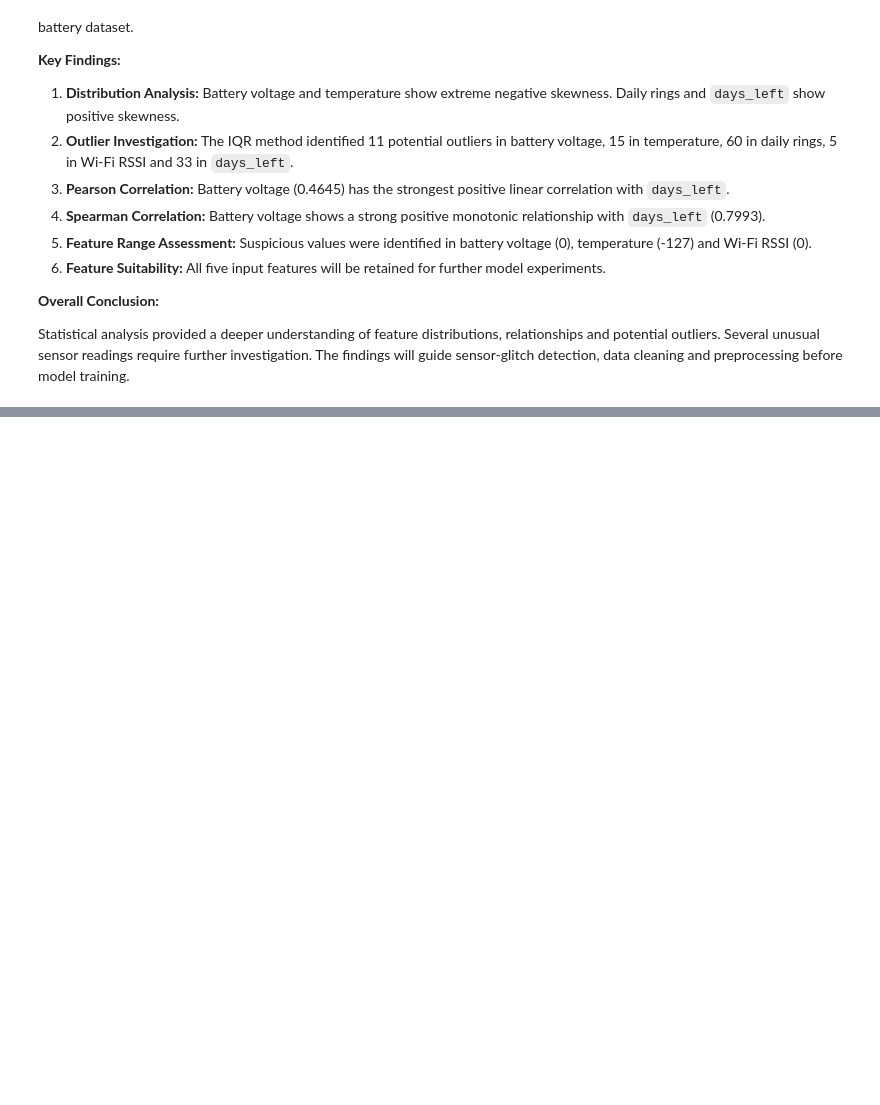
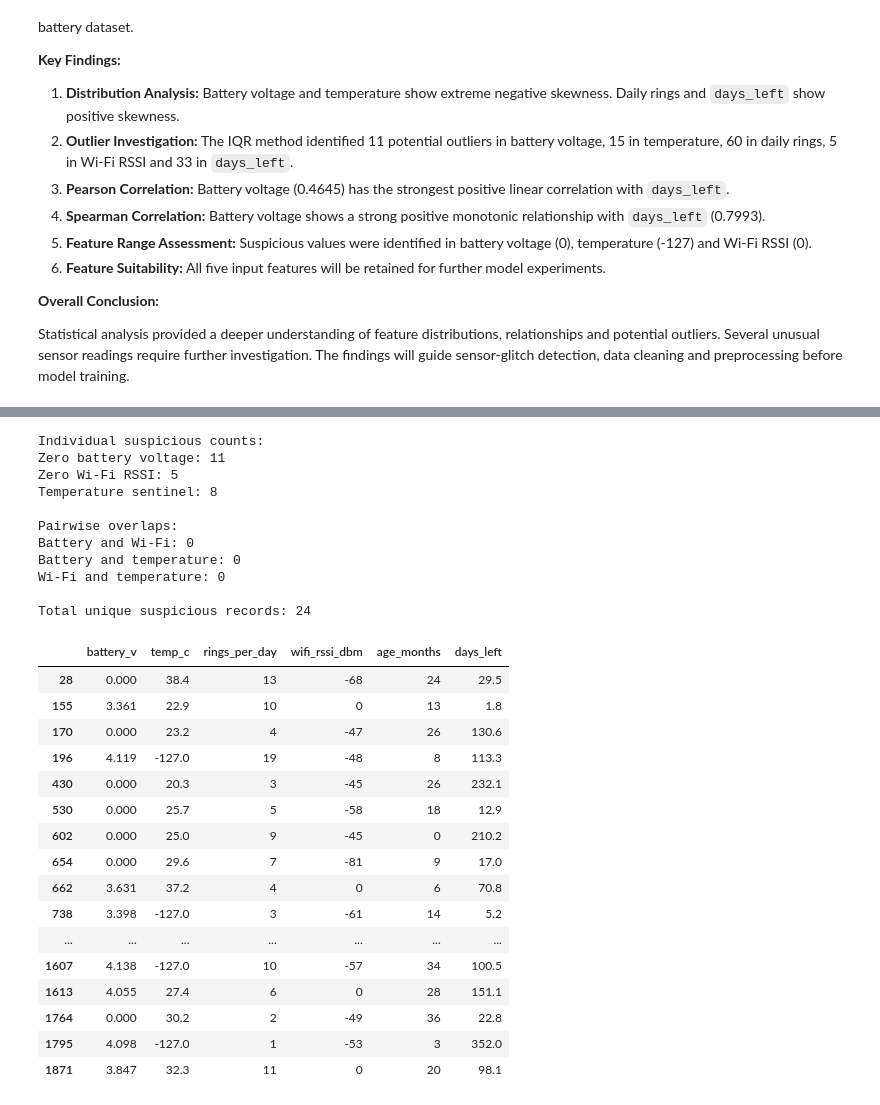
Before and after one commit to Suraj-S1108/edgeai-team13, a Jupyter notebook: mission1_dataset_analysis.ipynb, the cells around one changed output, grey strips where cells are left out. Cells and saved outputs as stored; diff of their text form; code cells hidden in the pictures; blank space fills up the shorter version.

Commit message:
Complete Phase 5 data cleaning and glitch handling

```diff
--- a/mission1_dataset_analysis.ipynb
+++ b/mission1_dataset_analysis.ipynb
@@ -1100,0 +1528,58 @@ Statistical analysis provided a deeper understanding of feature distributions, r
+# %%
+# Phase 5.8: Check overlap between suspicious readings
+
+zero_battery = df["battery_v"] == 0
+zero_rssi = df["wifi_rssi_dbm"] == 0
+temp_sentinel = df["temp_c"] == -127
+
+print("Individual suspicious counts:")
+print("Zero battery voltage:", zero_battery.sum())
+print("Zero Wi-Fi RSSI:", zero_rssi.sum())
+print("Temperature sentinel:", temp_sentinel.sum())
+
+print("\nPairwise overlaps:")
+print("Battery and Wi-Fi:",
+      (zero_battery & zero_rssi).sum())
+
+print("Battery and temperature:",
+      (zero_battery & temp_sentinel).sum())
+
+print("Wi-Fi and temperature:",
+      (zero_rssi & temp_sentinel).sum())
+
+# Combine all three conditions
+any_suspicious = zero_battery | zero_rssi | temp_sentinel
+
+print("\nTotal unique suspicious records:",
+      any_suspicious.sum())
+
+display(df[any_suspicious])
+# %% [output]
+Individual suspicious counts:
+Zero battery voltage: 11
+Zero Wi-Fi RSSI: 5
+Temperature sentinel: 8
+
+Pairwise overlaps:
+Battery and Wi-Fi: 0
+Battery and temperature: 0
+Wi-Fi and temperature: 0
+
+Total unique suspicious records: 24
+|  | battery_v | temp_c | rings_per_day | wifi_rssi_dbm | age_months | days_left |
+| 28 | 0.000 | 38.4 | 13 | -68 | 24 | 29.5 |
+| 155 | 3.361 | 22.9 | 10 | 0 | 13 | 1.8 |
+| 170 | 0.000 | 23.2 | 4 | -47 | 26 | 130.6 |
+| 196 | 4.119 | -127.0 | 19 | -48 | 8 | 113.3 |
+| 430 | 0.000 | 20.3 | 3 | -45 | 26 | 232.1 |
+| 530 | 0.000 | 25.7 | 5 | -58 | 18 | 12.9 |
+| 602 | 0.000 | 25.0 | 9 | -45 | 0 | 210.2 |
+| 654 | 0.000 | 29.6 | 7 | -81 | 9 | 17.0 |
+| 662 | 3.631 | 37.2 | 4 | 0 | 6 | 70.8 |
+| 738 | 3.398 | -127.0 | 3 | -61 | 14 | 5.2 |
+| ... | ... | ... | ... | ... | ... | ... |
+| 1607 | 4.138 | -127.0 | 10 | -57 | 34 | 100.5 |
+| 1613 | 4.055 | 27.4 | 6 | 0 | 28 | 151.1 |
+| 1764 | 0.000 | 30.2 | 2 | -49 | 36 | 22.8 |
+| 1795 | 4.098 | -127.0 | 1 | -53 | 3 | 352.0 |
+| 1871 | 3.847 | 32.3 | 11 | 0 | 20 | 98.1 |
```
Also changed, not shown: parts of 35 cells of this notebook, 1 other file.
